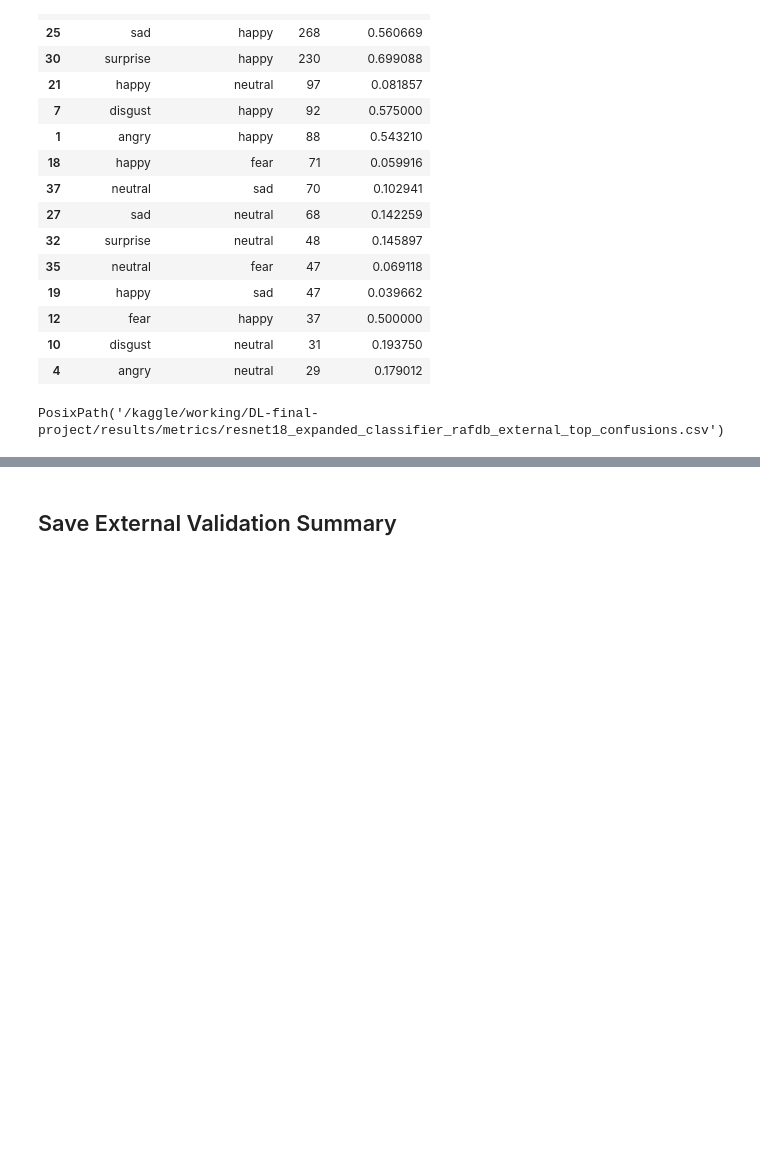
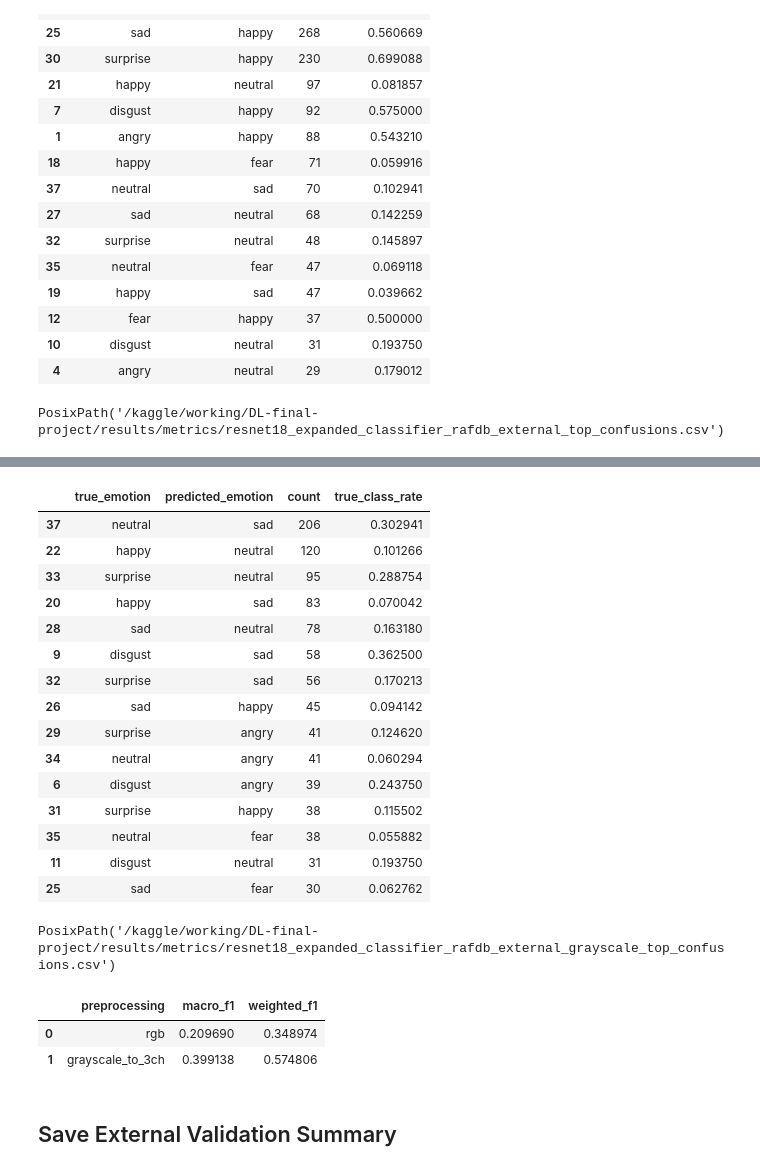
Before and after one commit to zsykk/DL-final-project, a Jupyter notebook: notebooks/05_external_validation_rafdb.ipynb, the cells around one changed output, grey strips where cells are left out. Cells and saved outputs as stored; diff of their text form; code cells hidden in the pictures; blank space fills up the shorter version.

```diff
--- a/notebooks/05_external_validation_rafdb.ipynb
+++ b/notebooks/05_external_validation_rafdb.ipynb
@@ -435,3 +517,54 @@ PosixPath('/kaggle/working/DL-final-project/results/metrics/resnet18_expanded_cl
+# %%
+confusion_rows_gray = []
+for true_idx, true_name in enumerate(FER_LABELS):
+    support = cm_gray[true_idx].sum()
+    if support == 0:
+        continue
+    for pred_idx, pred_name in enumerate(FER_LABELS):
+        if true_idx == pred_idx or cm_gray[true_idx, pred_idx] == 0:
+            continue
+        confusion_rows_gray.append({
+            'true_emotion': true_name,
+            'predicted_emotion': pred_name,
+            'count': int(cm_gray[true_idx, pred_idx]),
+            'true_class_rate': cm_gray[true_idx, pred_idx] / support,
+        })
+
+top_confusions_gray = pd.DataFrame(confusion_rows_gray).sort_values(['count', 'true_class_rate'], ascending=False).head(15)
+confusions_gray_path = RESULTS_DIR / 'metrics' / f'{OUTPUT_PREFIX}_grayscale_top_confusions.csv'
+top_confusions_gray.to_csv(confusions_gray_path, index=False)
+display(top_confusions_gray)
+confusions_gray_path
+# %% [output]
+|  | true_emotion | predicted_emotion | count | true_class_rate |
+| 37 | neutral | sad | 206 | 0.302941 |
+| 22 | happy | neutral | 120 | 0.101266 |
+| 33 | surprise | neutral | 95 | 0.288754 |
+| 20 | happy | sad | 83 | 0.070042 |
+| 28 | sad | neutral | 78 | 0.163180 |
+| 9 | disgust | sad | 58 | 0.362500 |
+| 32 | surprise | sad | 56 | 0.170213 |
+| 26 | sad | happy | 45 | 0.094142 |
+| 29 | surprise | angry | 41 | 0.124620 |
+| 34 | neutral | angry | 41 | 0.060294 |
+| 6 | disgust | angry | 39 | 0.243750 |
+| 31 | surprise | happy | 38 | 0.115502 |
+| 35 | neutral | fear | 38 | 0.055882 |
+| 11 | disgust | neutral | 31 | 0.193750 |
+| 25 | sad | fear | 30 | 0.062762 |
+PosixPath('/kaggle/working/DL-final-project/results/metrics/resnet18_expanded_classifier_rafdb_external_grayscale_top_confusions.csv')
+# %%
+comparison = pd.DataFrame([
+    {'preprocessing': 'rgb', 'macro_f1': macro_f1, 'weighted_f1': weighted_f1},
+    {'preprocessing': 'grayscale_to_3ch', 'macro_f1': macro_f1_gray, 'weighted_f1': weighted_f1_gray},
+])
+comparison_path = RESULTS_DIR / 'metrics' / f'{OUTPUT_PREFIX}_rgb_vs_grayscale_comparison.csv'
+comparison.to_csv(comparison_path, index=False)
+comparison
+# %% [output]
+|  | preprocessing | macro_f1 | weighted_f1 |
+| 0 | rgb | 0.209690 | 0.348974 |
+| 1 | grayscale_to_3ch | 0.399138 | 0.574806 |
 # %% [markdown]
 ## Save External Validation Summary
 # %%
```
Also changed, not shown: parts of 10 cells of this notebook.
